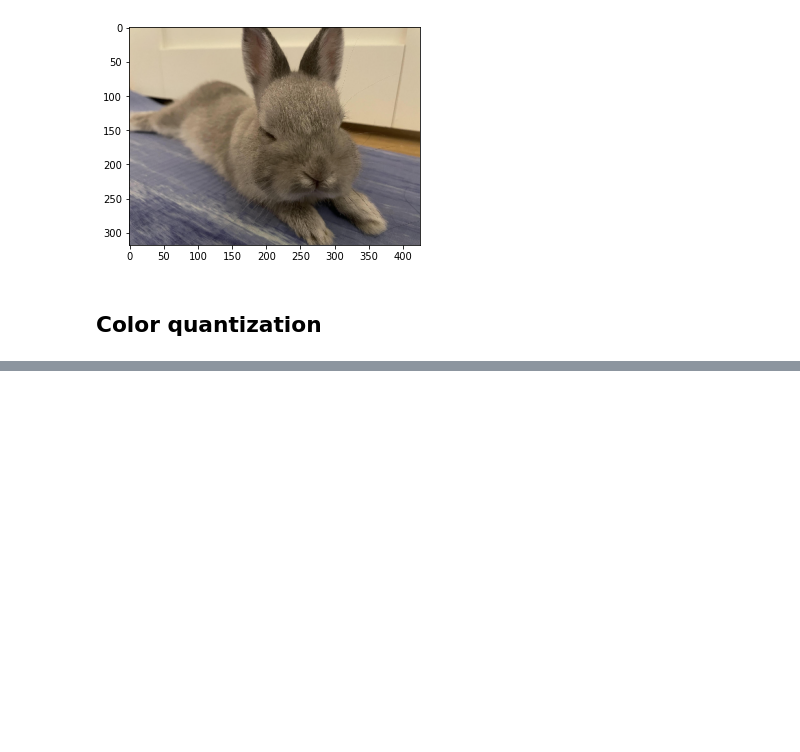
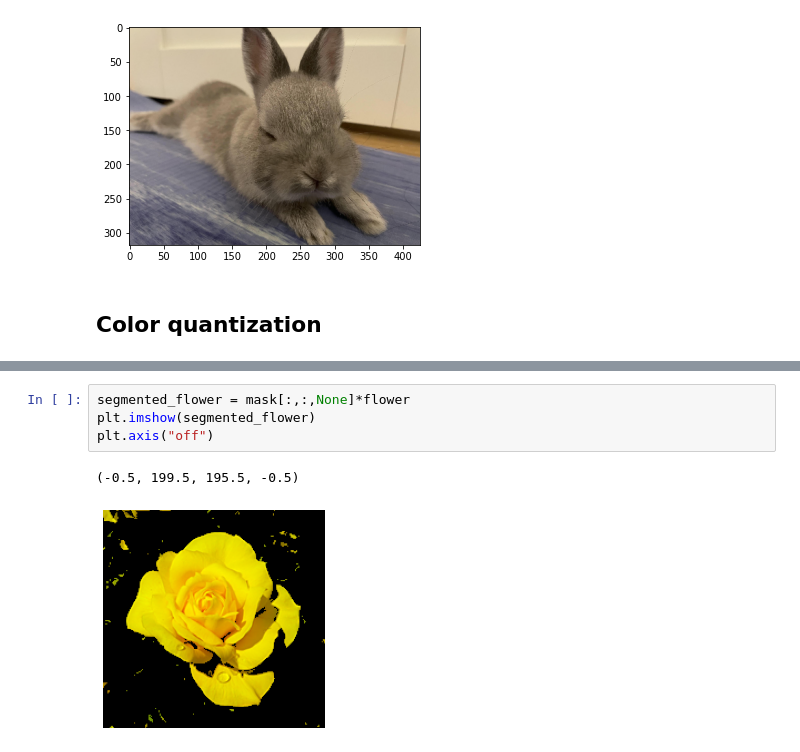
Before and after one commit to kokchun/Maskininlarning-AI21, a Jupyter notebook: Lectures/Code-along/Lec13.1-color_quantization.ipynb, the cells around one changed output, grey strips where cells are left out. Cells and saved outputs as stored; diff of their text form; blank space fills up the shorter version.

```diff
--- a/Lectures/Code-along/Lec13.1-color_quantization.ipynb
+++ b/Lectures/Code-along/Lec13.1-color_quantization.ipynb
@@ -50,0 +69,7 @@ Values before scaling: 0 255
+# %%
+segmented_flower = mask[:,:,None]*flower
+plt.imshow(segmented_flower)
+plt.axis("off")
+# %% [output]
+(-0.5, 199.5, 195.5, -0.5)
+[figure, added]
```
Also changed, not shown: parts of 6 cells of this notebook, 1 other file.
